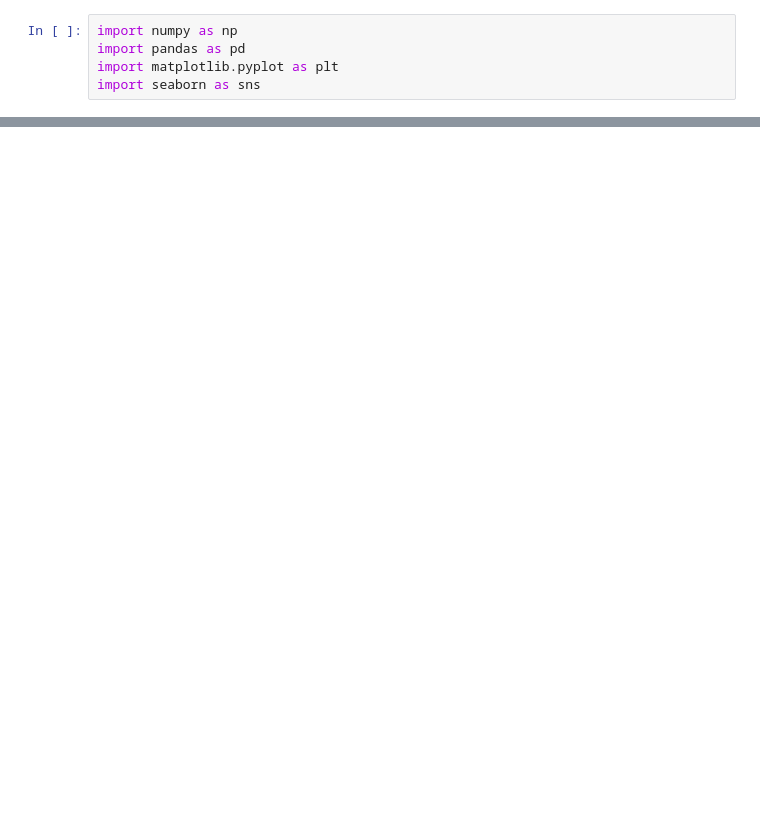
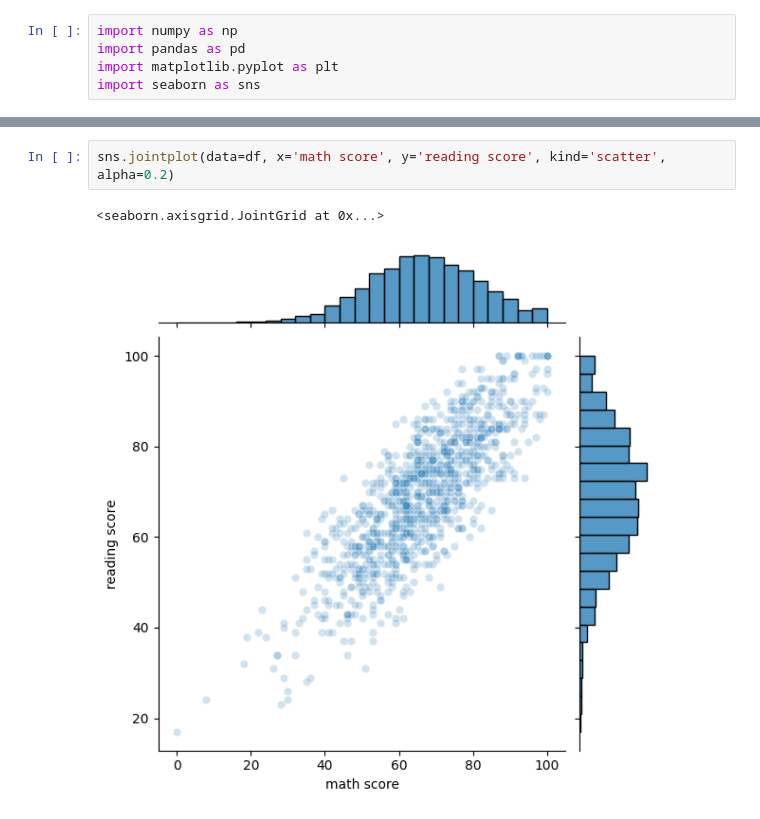
Before and after one commit to che711/DS_ML_course, a Jupyter notebook: lesson5_Seaborn/lesson5_comparison_plots.ipynb, the cells around one changed output, grey strips where cells are left out. Drawn from its saved outputs; the diff is of its cells as text; blank space fills up the shorter version.

```diff
--- a/lesson5_Seaborn/lesson5_comparison_plots.ipynb
+++ b/lesson5_Seaborn/lesson5_comparison_plots.ipynb
@@ -15,0 +27,5 @@ df.head()
+# %%
+sns.jointplot(data=df, x='math score', y='reading score', kind='scatter', alpha=0.2)
+# %% [output]
+<seaborn.axisgrid.JointGrid at 0x...>
+[figure, added]
```
Also changed, not shown: parts of 6 cells of this notebook.
